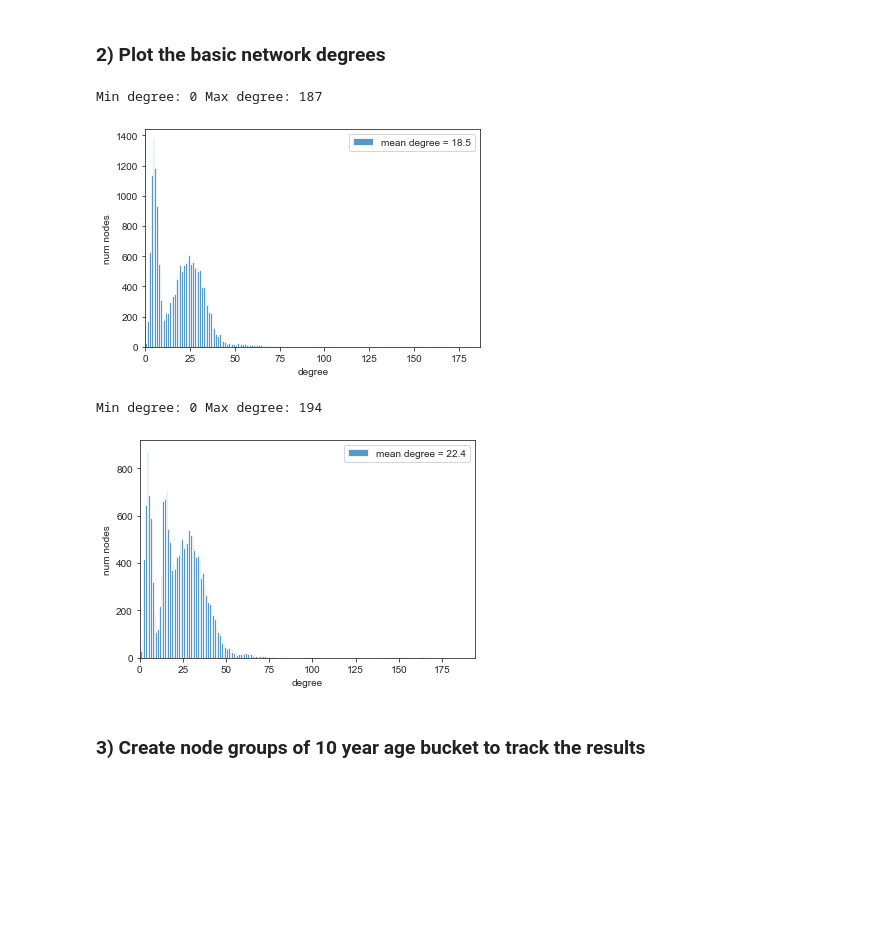
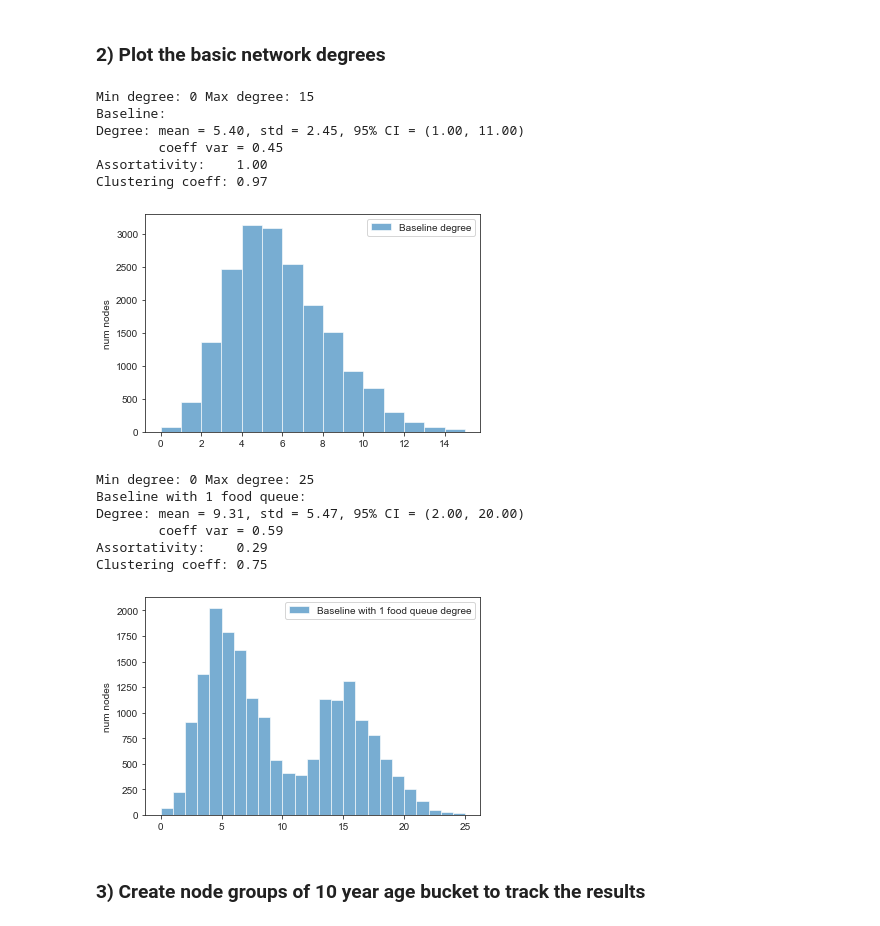
Before and after one commit to AIforGoodSimulator/network-model-python, a Jupyter notebook: NetworkModeling.ipynb, the cells around one changed output. Drawn from its saved outputs; the diff is of its cells as text; code cells hidden in the pictures; blank space fills up the shorter version.

```diff
--- a/NetworkModeling.ipynb
+++ b/NetworkModeling.ipynb
@@ -56,7 +56,7 @@ sample_pop = sample_population(n_pop, "data/augmented_population.csv")
 # %% [markdown]
 ### 1) Load base graph for Moria
 # %%
-graph, nodes_per_struct = load_graph("Moria_wNeighbors")
+graph, nodes_per_struct = load_graph("experiments/networks/Moria_wNeighbors_4")
 # %%
 graph
 # %% [output]
@@ -85,19 +85,31 @@ graph_1fq = connect_food_queue(graph, nodes_per_struct, food_weight, "food")
 # %%
 # Degrees without food queue, just neighbors
 min_G, max_G = min_degree(graph), max_degree(graph)
 print("Min degree:", min_G, "Max degree:", max_G)
-plot_degree_distn(graph, max_degree=max_G)
+# plot_degree_distn(graph, max_degree=max_G)
+network_info(graph, "Baseline", plot=True)
 # %% [output]
-Min degree: 0 Max degree: 187
+Min degree: 0 Max degree: 15
+Baseline:
+Degree: mean = 5.40, std = 2.45, 95% CI = (1.00, 11.00)
+        coeff var = 0.45
+Assortativity:    1.00
+Clustering coeff: 0.97
-[figure, old version]
+[figure, new version]
 # %%
 # Degrees with 1 food queue
 min_G, max_G = min_degree(graph_1fq), max_degree(graph_1fq)
 print("Min degree:", min_G, "Max degree:", max_G)
-plot_degree_distn(graph_1fq, max_degree=max_G)
+# plot_degree_distn(graph_1fq, max_degree=max_G)
+network_info(graph_1fq, "Baseline with 1 food queue", plot=True)
 # %% [output]
-Min degree: 0 Max degree: 194
+Min degree: 0 Max degree: 25
+Baseline with 1 food queue:
+Degree: mean = 9.31, std = 5.47, 95% CI = (2.00, 20.00)
+        coeff var = 0.59
+Assortativity:    0.29
+Clustering coeff: 0.75
-[figure, old version]
+[figure, new version]
 # %% [markdown]
 ### 3) Create node groups of 10 year age bucket to track the results
 # %%
```
Also changed, not shown: parts of 28 cells of this notebook, 1 other file.
